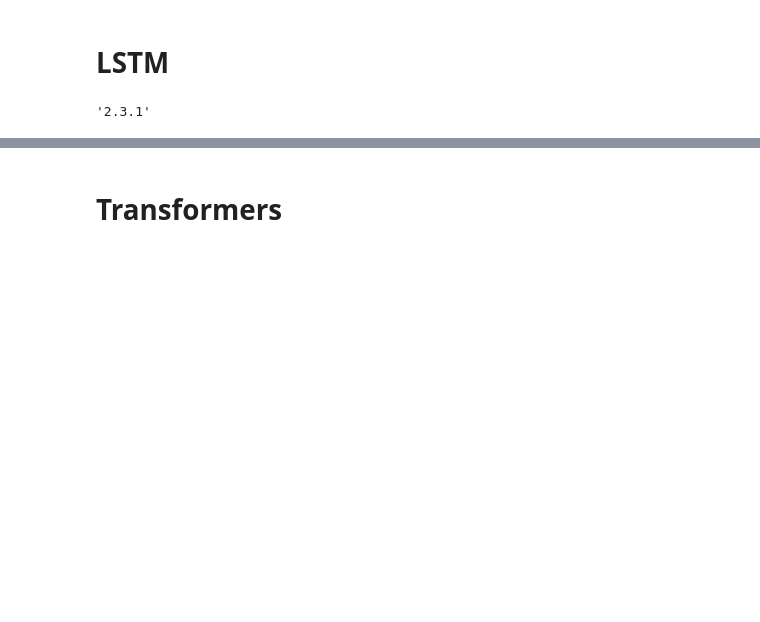
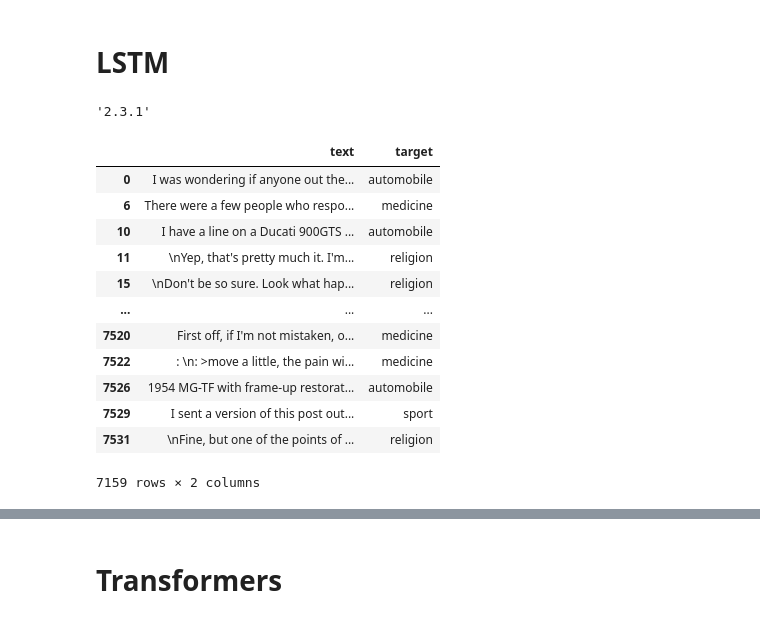
Before and after one commit to juanbretti/NLP, a Jupyter notebook: NLPGroupC.ipynb, the cells around one changed output, grey strips where cells are left out. Saved outputs shown, nothing was run; the diff lists cells and outputs as text; code cells hidden in the pictures; blank space fills up the shorter version.

```diff
--- a/NLPGroupC.ipynb
+++ b/NLPGroupC.ipynb
@@ -845,2 +848,19 @@ from fastai.text.all import *
+# %%
+df_all = pd.concat([training_df, test_df])
+df_all
+# %% [output]
+|  | text | target |
+| 0 | I was wondering if anyone out the... | automobile |
+| 6 | There were a few people who respo... | medicine |
+| 10 | I have a line on a Ducati 900GTS ... | automobile |
+| 11 | \nYep, that's pretty much it. I'm... | religion |
+| 15 | \nDon't be so sure. Look what hap... | religion |
+| ... | ... | ... |
+| 7520 | First off, if I'm not mistaken, o... | medicine |
+| 7522 | : \n: >move a little, the pain wi... | medicine |
+| 7526 | 1954 MG-TF with frame-up restorat... | automobile |
+| 7529 | I sent a version of this post out... | sport |
+| 7531 | \nFine, but one of the points of ... | religion |
+7159 rows × 2 columns
 # %%
 # Language model data
```
Also changed, not shown: parts of 43 cells of this notebook.
